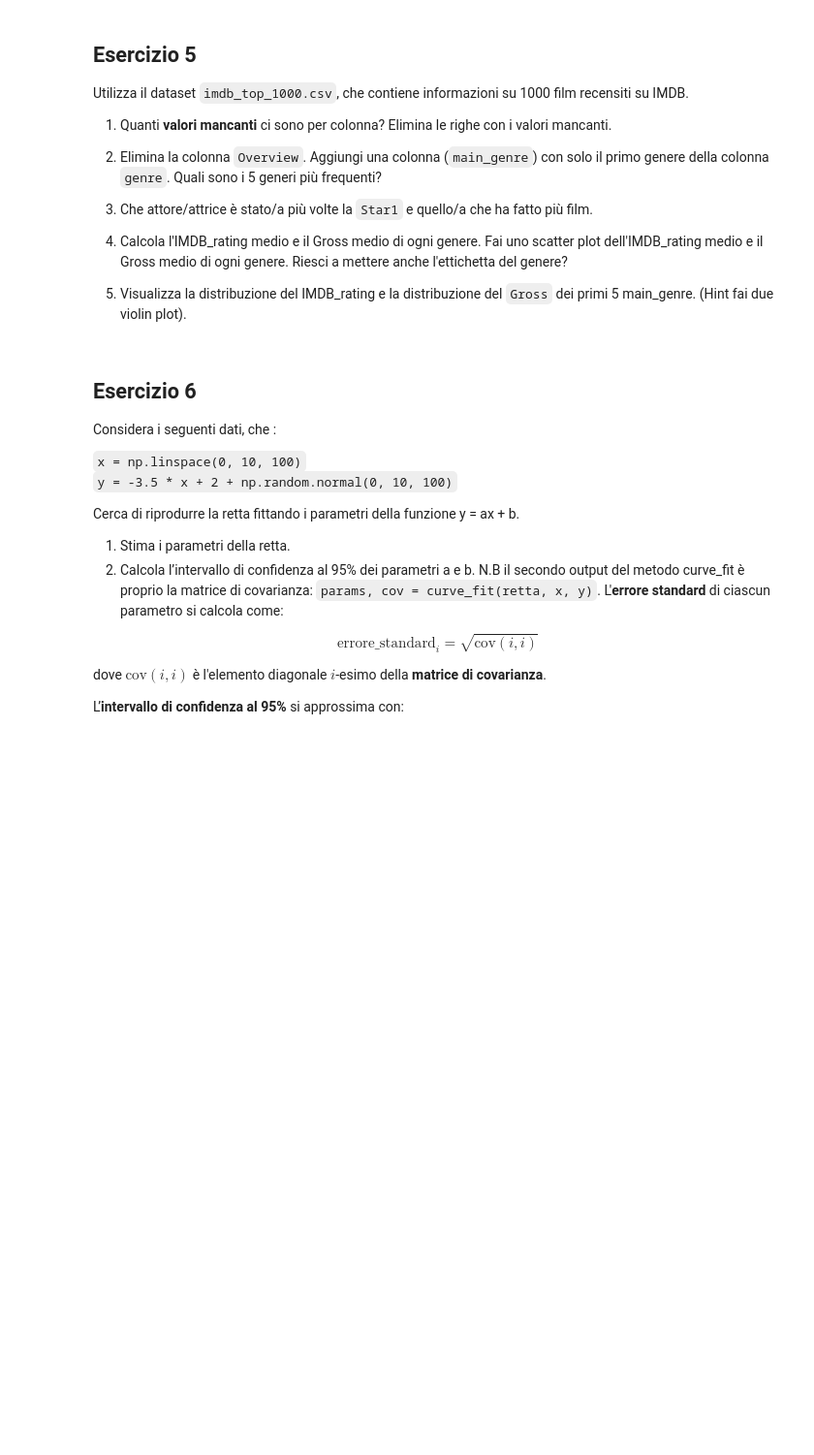
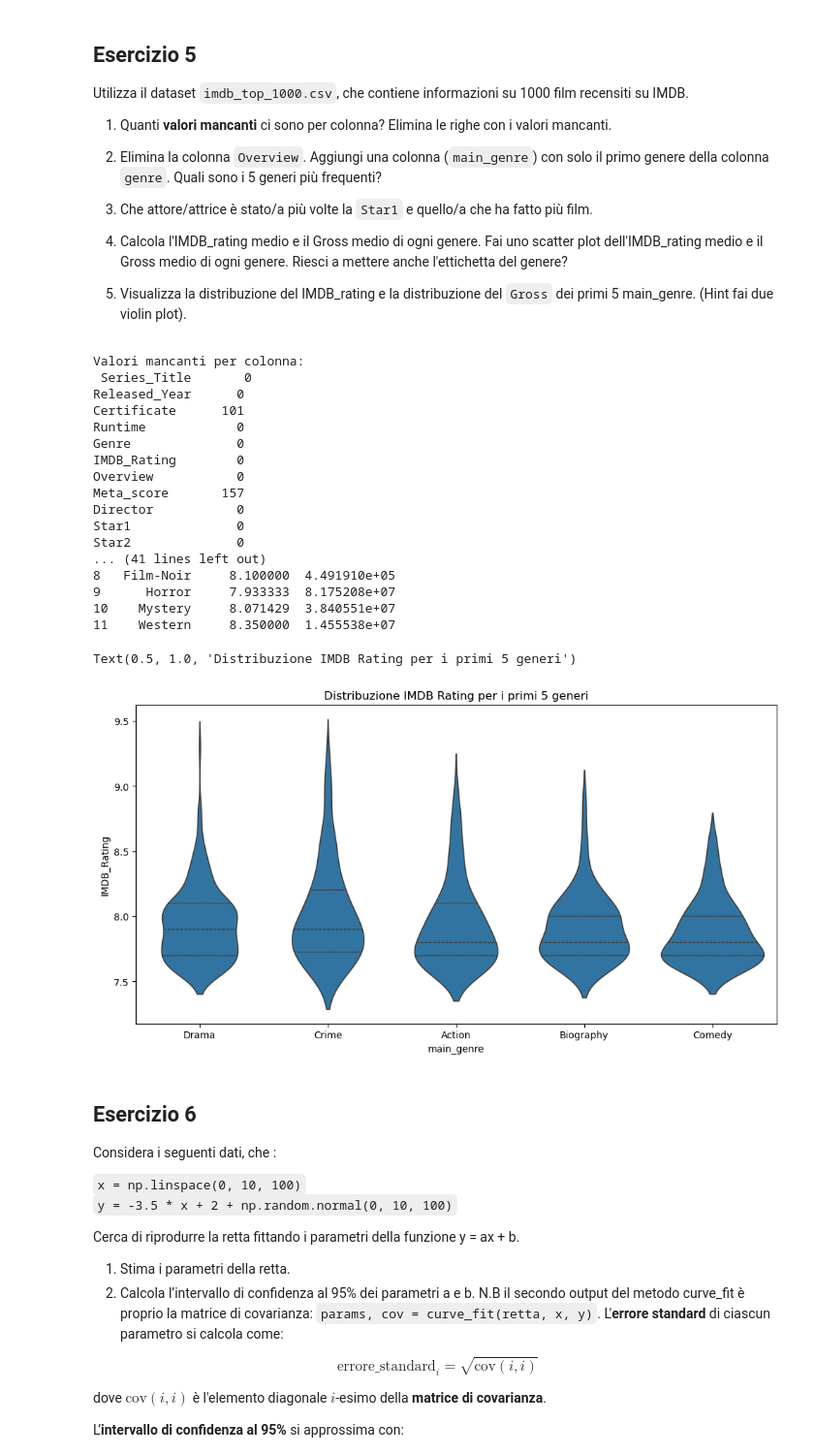
Before and after one commit to NicXVII/ProgrammingLab2, a Jupyter notebook: secondoAppello/esame22_Luglio.ipynb, the cells around one changed output. Shown: that part at 97% size. Cells and saved outputs as stored; diff of their text form; code cells hidden in the pictures; blank space fills up the shorter version.

```diff
--- a/secondoAppello/esame22_Luglio.ipynb
+++ b/secondoAppello/esame22_Luglio.ipynb
@@ -307,6 +307,63 @@ Utilizza il dataset `imdb_top_1000.csv`, che contiene informazioni su 1000 film
 4. Calcola l'IMDB_rating medio e il Gross medio di ogni genere. Fai uno scatter plot dell'IMDB_rating medio e il Gross medio di ogni genere. Riesci a mettere anche l'ettichetta del genere?
 
 5. Visualizza la distribuzione del IMDB_rating  e la distribuzione del `Gross` dei primi 5 main_genre. (Hint fai due violin plot).
+# %%
+import matplotlib.pyplot as plt
+import pandas as pd
+import numpy as np
+import seaborn as sns
+
+df = pd.read_csv("imdb_top_1000.csv")
+#1 valori mancanti
+missinng_values = df.isnull().sum()
+print("Valori mancanti per colonna:\n", missinng_values)
+
+df.dropna(inplace=True)
+
+missinng_values = df.isnull().sum()
+print("Valori mancanti per colonna:\n", missinng_values)
+
+#2. Elimina la colonna `Overview`. Aggiungi una colonna (`main_genre`) con solo il primo genere della colonna `genre`. Quali sono i 5 generi più frequenti?
+df.drop("Overview", inplace=True, axis=1)
+df['main_genre'] = df['Genre'].str.split(',').str[0].str.strip()
+top_genres = df['main_genre'].value_counts().head(5)
+print("Top 5 generi più frequenti:\n", top_genres)
+
+#3. Che attore/attrice è stato/a più volte la `Star1` e quello/a che ha fatto più film.
+top_star = df['Star1'].value_counts().idxmax()
+top_star_count = df['Star1'].value_counts().max()
+print(f"Attore/Attrice più frequente come Star1: {top_star} ({top_star_count} film)")
+
+# e quello/a che ha fatto più film.
+
+#4. Calcola l'IMDB_rating medio e il Gross medio di ogni genere. Fai uno scatter plot dell'IMDB_rating medio e il Gross medio di ogni genere. Riesci a mettere anche l'ettichetta del genere?
+avg_rating_gross = df.groupby('main_genre').agg({'IMDB_Rating': 'mean', 'Gross': 'mean'}).reset_index()
+print("IMDB Rating medio e Gross medio per genere:\n", avg_rating_gross)
+
+#5. Visualizza la distribuzione del IMDB_rating  e la distribuzione del `Gross` dei primi 5 main_genre. (Hint fai due violin plot).
+plt.figure(figsize=(12, 6))
+sns.violinplot(x='main_genre', y='IMDB_Rating', data=df[df['main_genre'].isin(top_genres.index)], inner='quartile')
+plt.title("Distribuzione IMDB Rating per i primi 5 generi")
+# %% [output]
+Valori mancanti per colonna:
+ Series_Title       0
+Released_Year      0
+Certificate      101
+Runtime            0
+Genre              0
+IMDB_Rating        0
+Overview           0
+Meta_score       157
+Director           0
+Star1              0
+Star2              0
+... (41 lines left out)
+8   Film-Noir     8.100000  4.491910e+05
+9      Horror     7.933333  8.175208e+07
+10    Mystery     8.071429  3.840551e+07
+11    Western     8.350000  1.455538e+07
+Text(0.5, 1.0, 'Distribuzione IMDB Rating per i primi 5 generi')
+[figure, added]
 # %% [markdown]
 ## Esercizio 6
 
```
Also changed, not shown: parts of 1 cell of this notebook, 1 other file.
